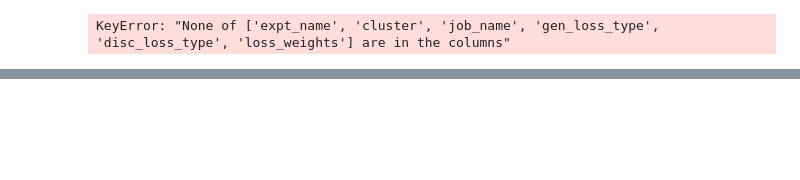
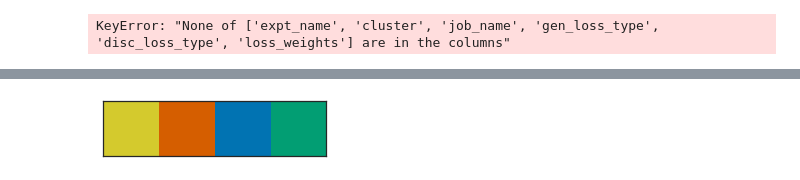
Before and after one commit to mattragoza/ipython-notebooks, a Jupyter notebook: train_molport_loss_weights.ipynb, the cells around one changed output, grey strips where cells are left out. Cells and saved outputs as stored; diff of their text form; code cells hidden in the pictures; blank space fills up the shorter version.

```diff
--- a/train_molport_loss_weights.ipynb
+++ b/train_molport_loss_weights.ipynb
@@ -643,23 +744,0 @@ plot_df = fit_df.copy().groupby(['loss_weights', 'lig_name', 'sample_idx', 'prio
-# %%
-fig, axes = plt.subplots(4, 2, figsize=(12,8))
-
-job_names = [
-    'gen_e_0.1_1_disc_x_10_0_50000_r',
-    'gen_e_0.1_1_disc_x_10_0_50000_pr',
-]
-
-y = [
-    'lig_gen_fit_add_morgan_sim',
-    'lig_gen_fit_add_rdkit_sim',
-    'lig_gen_fit_add_maccs_sim',
-    'lig_gen_fit_add_ob_sim',
-]
-
-for i, y_ in enumerate(y):
-    for j, jn in enumerate(job_names):
-        try:
-            fit_df[fit_df['job_name'] == jn][[y_]].plot.density(xlim=(0, 1), ax=axes[i][j])
-        except:
-            pass
-
-fig.tight_layout()
@@ -665,0 +747,17 @@ fig.tight_layout()
+# %%
+def shift(a, n):
+    return np.array([a[(i+n)%len(a)] for i in range(len(a))])
+
+colors = sns.color_palette('colorblind')
+color_names = ['blue', 'orange', 'green', 'red', 'purple', 'brown', 'pink', 'gray', 'yellow', 'teal']
+colors = pd.Series(colors, index=color_names)
+colors['yellow'] = tuple(0.9 * np.array(colors['yellow']))
+colors = colors[['yellow', 'red', 'blue', 'green']]
+
+sns.set_palette(colors)
+sns.set_context('notebook')
+sns.set_style('white')
+
+sns.palplot(colors)
+# %% [output]
+[figure, added]
```
Also changed, not shown: parts of 17 cells of this notebook, 1 other file.
